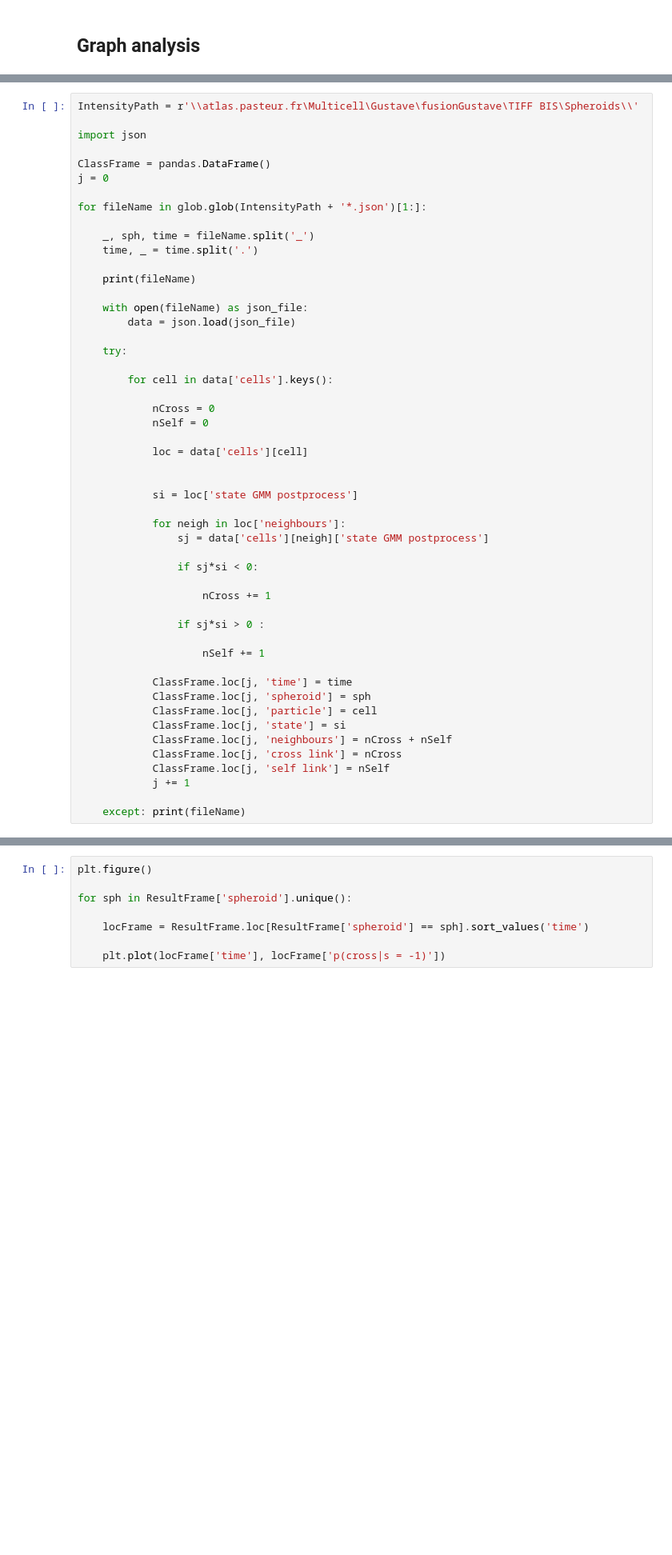
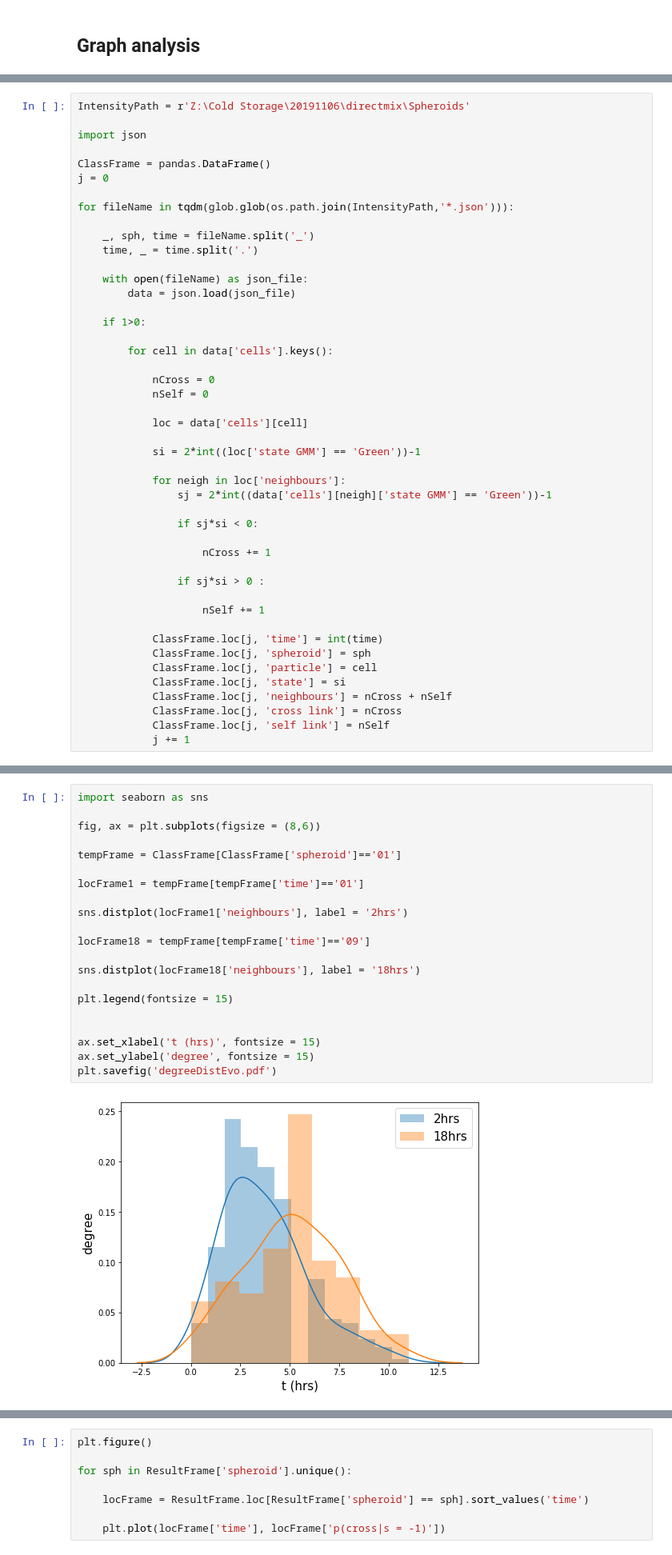
Before and after one commit to gronteix/3D-Segmentation-Sebastien, a Jupyter notebook: AnalysisNotebook.ipynb, the cells around one changed output, grey strips where cells are left out. Shown at 80% size. Saved outputs shown, nothing was run; the diff lists cells and outputs as text; blank space fills up the shorter version.

```diff
--- a/AnalysisNotebook.ipynb
+++ b/AnalysisNotebook.ipynb
@@ -256,24 +304,22 @@ for fileName in glob.glob(IntensityPath + '*.json')[1:]:
 \\atlas.pasteur.fr\Multicell\Gustave\20191106\directmix\Spheroids\spheroid_03_08.json
 \\atlas.pasteur.fr\Multicell\Gustave\20191106\directmix\Spheroids\spheroid_03_09.json
 # %%
-IntensityPath = r'\\atlas.pasteur.fr\Multicell\Gustave\fusionGustave\TIFF BIS\Spheroids\\'
+IntensityPath = r'Z:\Cold Storage\20191106\directmix\Spheroids'
 
 import json
 
 ClassFrame = pandas.DataFrame()
 j = 0
 
-for fileName in glob.glob(IntensityPath + '*.json')[1:]:
+for fileName in tqdm(glob.glob(os.path.join(IntensityPath,'*.json'))):
 
     _, sph, time = fileName.split('_')
     time, _ = time.split('.')
 
-    print(fileName)
-
     with open(fileName) as json_file:
         data = json.load(json_file)
 
-    try:
+    if 1>0:
 
         for cell in data['cells'].keys():
 
@@ -282,11 +328,10 @@ for fileName in glob.glob(IntensityPath + '*.json')[1:]:
 
             loc = data['cells'][cell]
 
-
-            si = loc['state GMM postprocess']
+            si = 2*int((loc['state GMM'] == 'Green'))-1
 
             for neigh in loc['neighbours']:
-                sj = data['cells'][neigh]['state GMM postprocess']
+                sj = 2*int((data['cells'][neigh]['state GMM'] == 'Green'))-1
 
                 if sj*si < 0:
 
@@ -296,7 +341,7 @@ for fileName in glob.glob(IntensityPath + '*.json')[1:]:
 
                     nSelf += 1
 
-            ClassFrame.loc[j, 'time'] = time
+            ClassFrame.loc[j, 'time'] = int(time)
             ClassFrame.loc[j, 'spheroid'] = sph
             ClassFrame.loc[j, 'particle'] = cell
             ClassFrame.loc[j, 'state'] = si
@@ -304,6 +349,4 @@ for fileName in glob.glob(IntensityPath + '*.json')[1:]:
             ClassFrame.loc[j, 'cross link'] = nCross
             ClassFrame.loc[j, 'self link'] = nSelf
             j += 1
-
-    except: print(fileName)
 # %% [output]
@@ -325,0 +370,23 @@ for fileName in glob.glob(IntensityPath + '*.json')[1:]:
+# %%
+import seaborn as sns
+
+fig, ax = plt.subplots(figsize = (8,6))
+
+tempFrame = ClassFrame[ClassFrame['spheroid']=='01']
+
+locFrame1 = tempFrame[tempFrame['time']=='01']
+
+sns.distplot(locFrame1['neighbours'], label = '2hrs')
+
+locFrame18 = tempFrame[tempFrame['time']=='09']
+
+sns.distplot(locFrame18['neighbours'], label = '18hrs')
+
+plt.legend(fontsize = 15)
+
+
+ax.set_xlabel('t (hrs)', fontsize = 15)
+ax.set_ylabel('degree', fontsize = 15)
+plt.savefig('degreeDistEvo.pdf')
+# %% [output]
+[figure, added]
```
Also changed, not shown: parts of 16 cells of this notebook, 5 other files.
